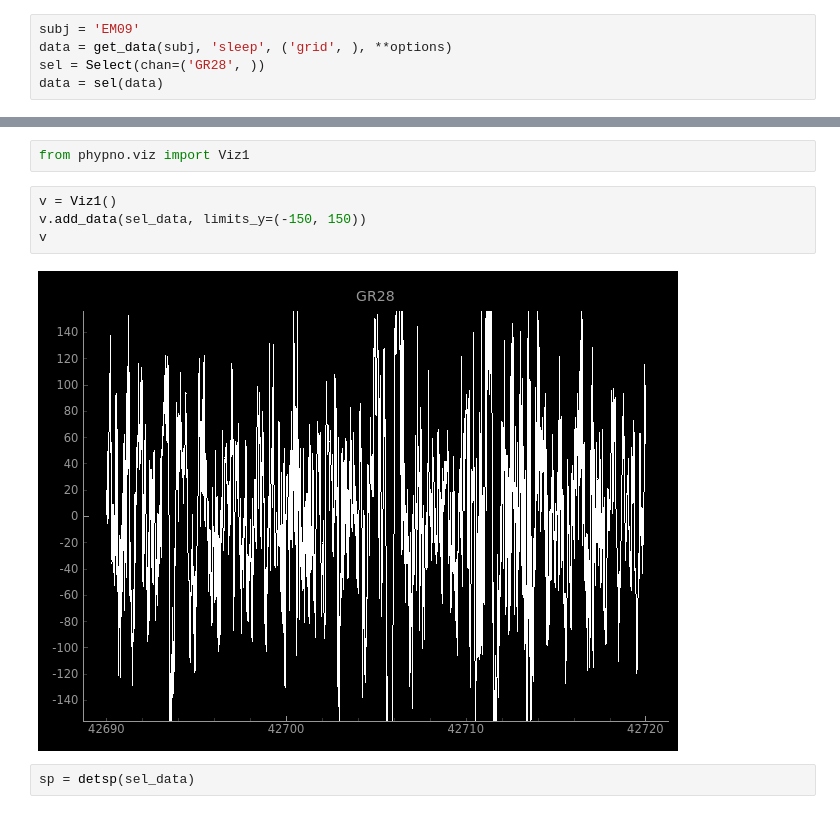
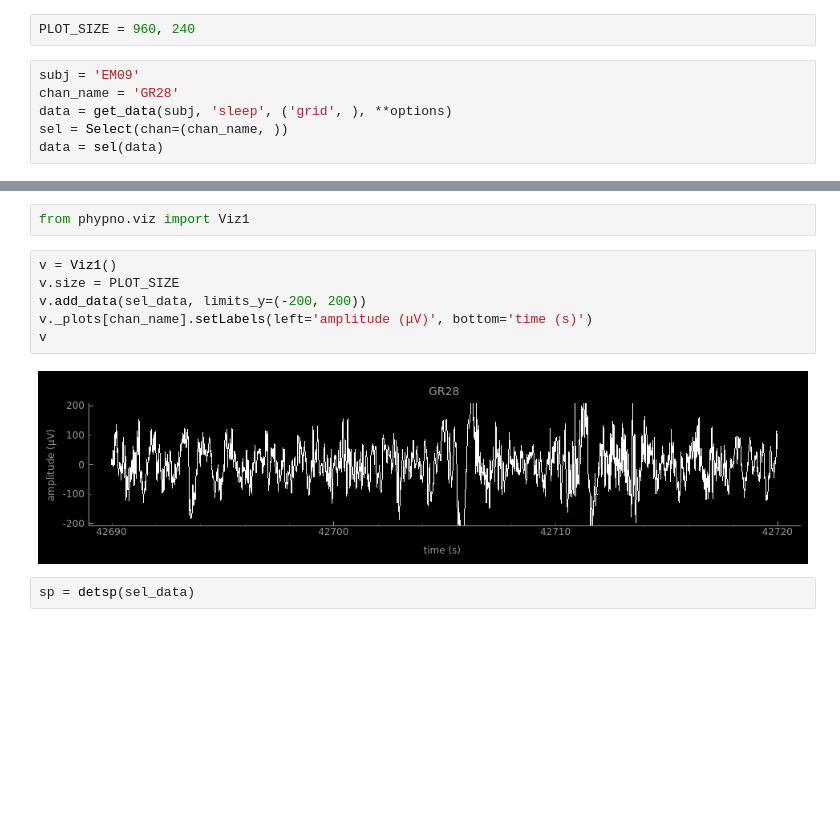
Before and after one commit to gpiantoni/spgr, a Jupyter notebook: spindle_detection_method.ipynb, the cells around one changed output, grey strips where cells are left out. Cells and saved outputs as stored; diff of their text form; blank space fills up the shorter version.

Commit message:
plot detection using pyqtgraph

```diff
--- a/spindle_detection_method.ipynb
+++ b/spindle_detection_method.ipynb
@@ -48,10 +48,13 @@ We computed the power spectrum over the spindle interval and the peak in the pow
 LIMITS = (9, 16)
 
 detsp = DetectSpindle(method='Nir2011', frequency=LIMITS, duration=(0.5, 2))
+# %%
+PLOT_SIZE = 960, 240
 # %%
 subj = 'EM09'
+chan_name = 'GR28'
 data = get_data(subj, 'sleep', ('grid', ), **options)
-sel = Select(chan=('GR28', ))
+sel = Select(chan=(chan_name, ))
 data = sel(data)
 # %% [output]
 INFO:/home/gpiantoni/projects/spgr/scripts/spgr/read_data.py:Subj EM09, reading data: EM09_sleep_grid_hp005_lp500_rs256.pkl
@@ -64,10 +68,12 @@ sel_data = sel(data)
 from phypno.viz import Viz1
 # %%
 v = Viz1()
-v.add_data(sel_data, limits_y=(-150, 150))
+v.size = PLOT_SIZE
+v.add_data(sel_data, limits_y=(-200, 200))
+v._plots[chan_name].setLabels(left='amplitude (μV)', bottom='time (s)')
 v
 # %% [output]
-[figure, old version]
+[figure, new version]
 # %%
 sp = detsp(sel_data)
 # %%
```
Also changed, not shown: parts of 15 cells of this notebook, 1 other file.
